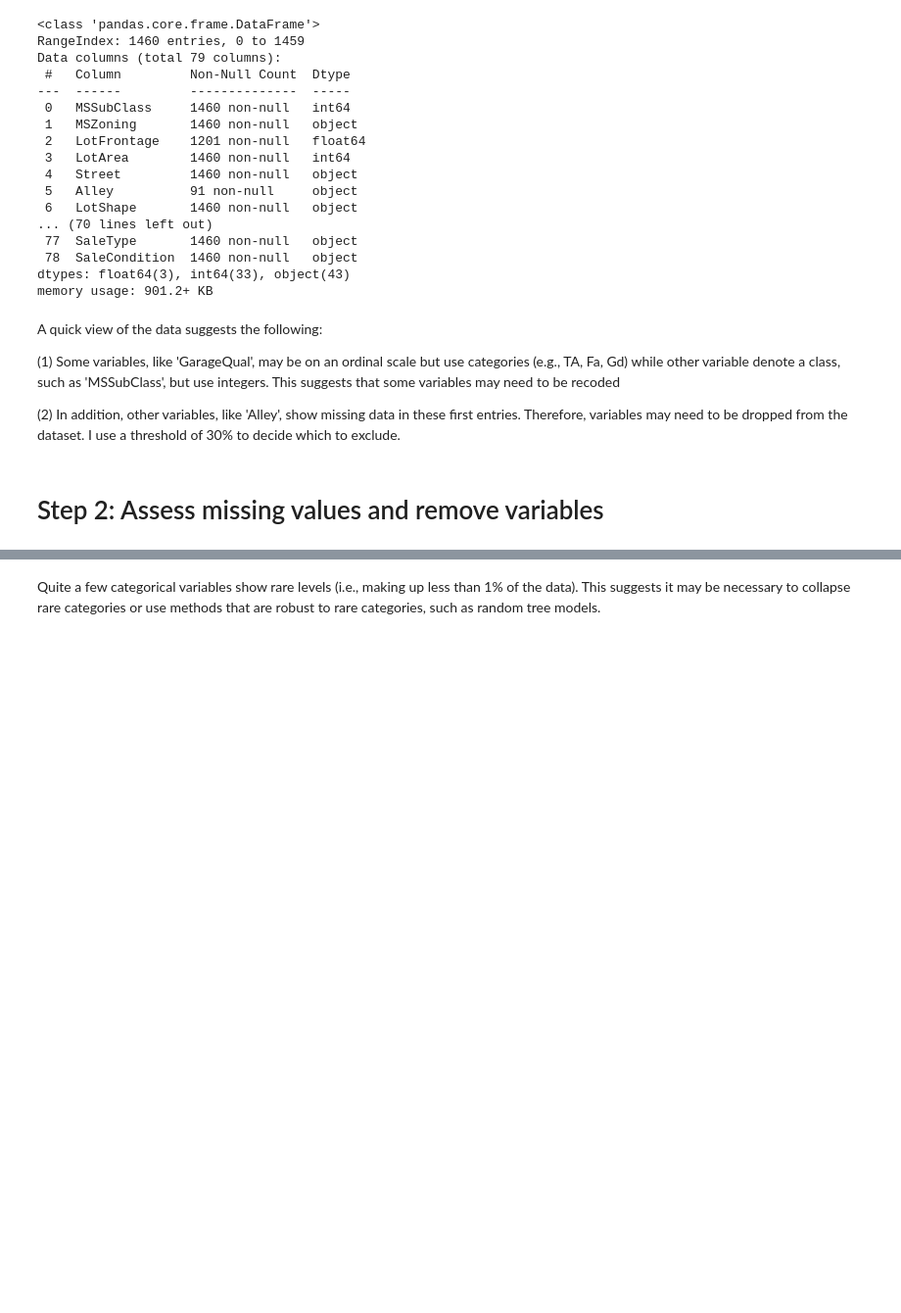
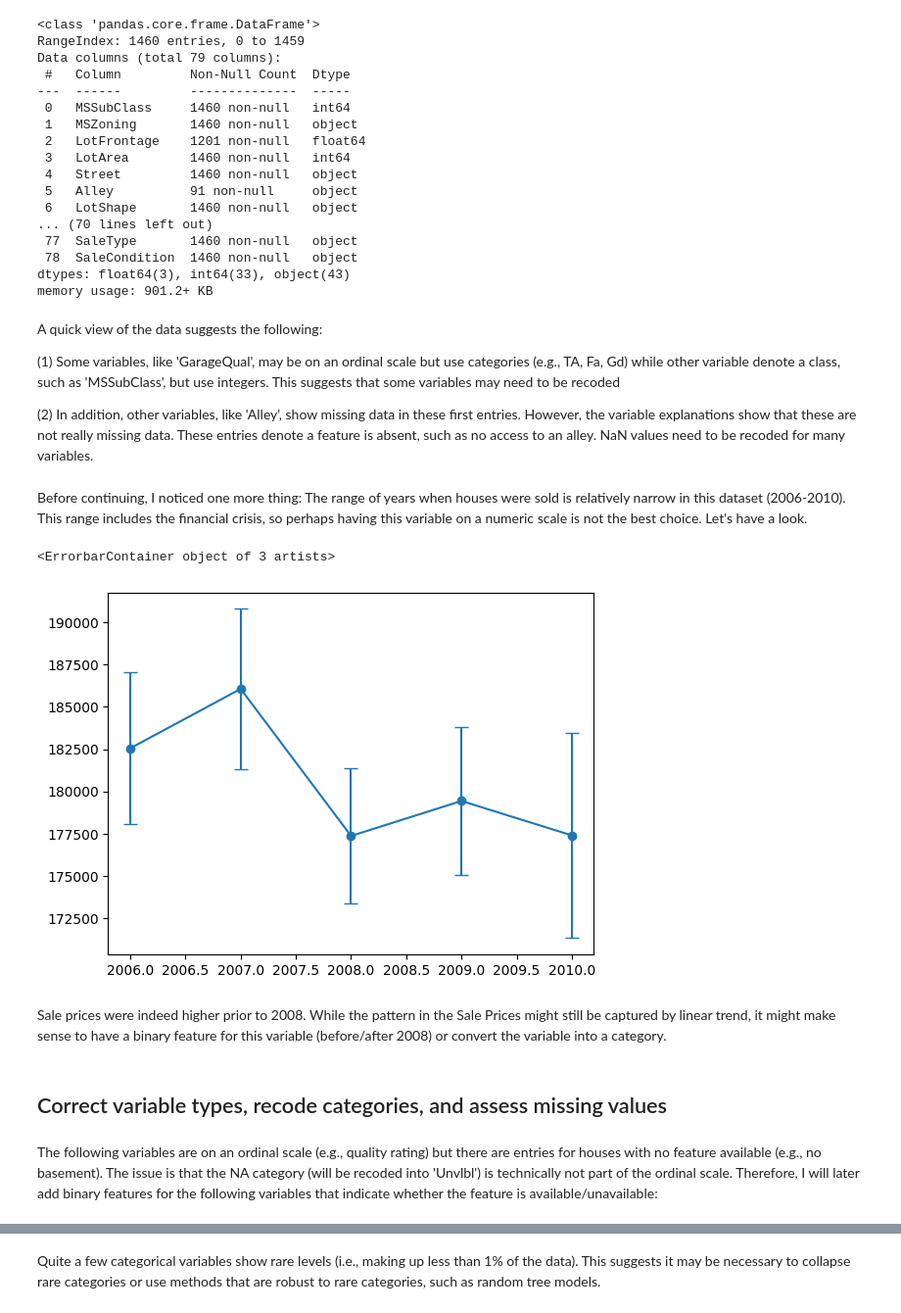
Before and after one commit to cgaletzka/house-prices-eda-ml, a Jupyter notebook: house-prices-eda.ipynb, the cells around one changed output, grey strips where cells are left out. Shown at 98% size. Saved outputs shown, nothing was run; the diff lists cells and outputs as text; code cells hidden in the pictures; blank space fills up the shorter version.

```diff
--- a/house-prices-eda.ipynb
+++ b/house-prices-eda.ipynb
@@ -83,6 +88,7 @@ df = pd.read_csv(train_file_path)
 sub_df = pd.read_csv(submission_file_path)
 
 # separate variables
+df_plot = df
 target = df["SalePrice"]
 df = df.drop(columns=["SalePrice", "Id"])
 
@@ -135,6 +141,23 @@ A quick view of the data suggests the following:
 
 (1) Some variables, like 'GarageQual', may be on an ordinal scale but use categories (e.g., TA, Fa, Gd) while other variable denote a class, such as 'MSSubClass', but use integers. This suggests that some variables may need to be recoded
 
-(2) In addition, other variables, like 'Alley', show missing data in these first entries. Therefore, variables may need to be dropped from the dataset. I use a threshold of 30% to decide which to exclude.
+(2) In addition, other variables, like 'Alley', show missing data in these first entries. However, the variable explanations show that these are not really missing data. These entries denote a feature is absent, such as no access to an alley. NaN values need to be recoded for many variables.
-# %% [markdown]
-# Step 2: Assess missing values and remove variables
+# %% [markdown]
+Before continuing, I noticed one more thing: The range of years when houses were sold is relatively narrow in this dataset (2006-2010). This range includes the financial crisis, so perhaps having this variable on a numeric scale is not the best choice. Let's have a look.
+# %%
+# calculate mean and standard deviation in the Sale Price for the different years when the houses were sold
+year_means = df_plot.groupby('YrSold')['SalePrice'].mean()
+year_stds = df_plot.groupby('YrSold')['SalePrice'].std()
+year_counts = df_plot.groupby('YrSold').size()
+
+# plot the results
+plt.errorbar(year_means.index, year_means,
+             yerr=year_stds / np.sqrt(year_counts), # calculate standard error of the mean for the error
+             fmt='o-', capsize=5)
+# %% [output]
+<ErrorbarContainer object of 3 artists>
+[figure, added]
+# %% [markdown]
+Sale prices were indeed higher prior to 2008. While the pattern in the Sale Prices might still be captured by linear trend, it might make sense to have a binary feature for this variable (before/after 2008) or convert the variable into a category.
+# %% [markdown]
+## Correct variable types, recode categories, and assess missing values
@@ -140,0 +186,2 @@ A quick view of the data suggests the following:
+# %% [markdown]
+The following variables are on an ordinal scale (e.g., quality rating) but there are entries for houses with no feature available (e.g., no basement). The issue is that the NA category (will be recoded into 'Unvlbl') is technically not part of the ordinal scale. Therefore, I will later add binary features for the following variables that indicate whether the feature is available/unavailable:
```
Also changed, not shown: parts of 32 cells of this notebook.
